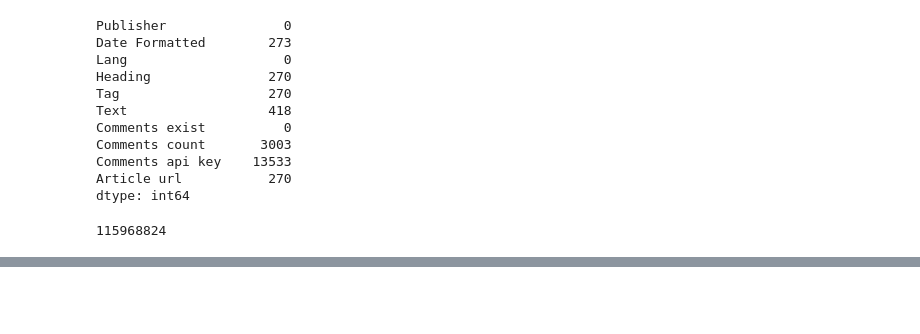
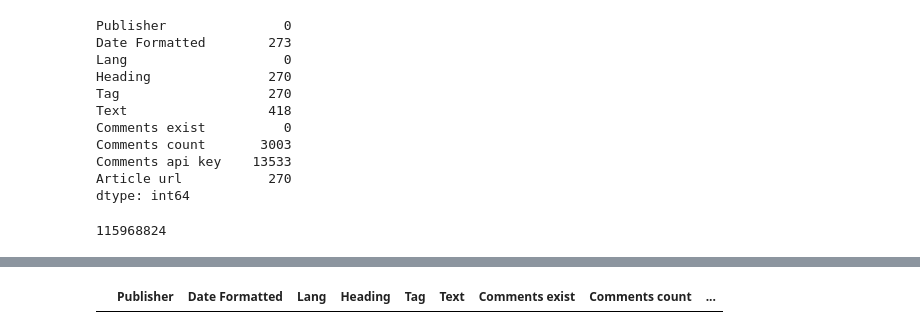
Before and after one commit to inhaltone/132DOW, a Jupyter notebook: notebooks/dataOptAnalysis.ipynb, the cells around one changed output, grey strips where cells are left out. Drawn from its saved outputs; the diff is of its cells as text; code cells hidden in the pictures; blank space fills up the shorter version.

```diff
--- a/notebooks/dataOptAnalysis.ipynb
+++ b/notebooks/dataOptAnalysis.ipynb
@@ -58,6 +58,20 @@ war_df['Comments count'] = war_df['Comments count'].fillna(0).astype('int32')
 war_df['Heading'] = war_df['Heading'].astype('string')
 # %%
 war_df['Text'] = war_df['Text'].astype('string')
+# %%
+# remove url from text if present
+import re
+def removeURL(string: str) -> str:
+    try:
+        clean = re.sub('http://\S+|https://\S+', '', string)
+    except:
+        clean = ''
+    finally:
+        return clean
+
+
+# Create new col based on comment counts
+war_df['Text'] = war_df['Text'].apply(removeURL)
 # %%
 from enum import Enum
 
@@ -120,6 +134,10 @@ war_df[war_df['Heading'].str.contains("D-Day", case=False)]
 # %%
 # convert 'Date Formatted' as datetime pandas type
 war_df['Date Formatted'] = pd.to_datetime(war_df['Date Formatted'], format="%d-%m-%Y")
+# %%
+war_df['Year'] = pd.DatetimeIndex(war_df['Date Formatted']).year
+war_df['Month'] = pd.DatetimeIndex(war_df['Date Formatted']).month
+war_df['Day'] = pd.DatetimeIndex(war_df['Date Formatted']).day
 # %%
 war_df.memory_usage(deep=True).sum()
 # %% [output]
@@ -151,3 +208,7 @@ war_df.head()
 | 2 | ΚΑΘΗΜΕΡΙΝΗ | 2022-07-05 | el | Πρόβλεψη για αύξηση του εμπορίου ... | ΔΙΕΘΝΗΣ ΟΙΚΟΝΟΜΙΑ | Ο εμπορικός τζίρος μεταξύ Τουρκία... | False | 0 | ... |
 | 3 | ΚΑΘΗΜΕΡΙΝΗ | 2022-07-05 | el | Σακελλαροπούλου σε Ζελένσκι: Είμα... | ΠΟΛΙΤΙΚΗ | «Το απαραβίαστο των συνόρων είναι... | False | 0 | ... |
 | 4 | ΚΑΘΗΜΕΡΙΝΗ | 2022-07-05 | el | Ουκρανία: Το ρωσοκρατούμενο πυρην... | ΚΟΣΜΟΣ | Ο μεγαλύτερος πυρηνικός σταθμός τ... | False | 0 | ... |
+# %%
+war_df[war_df['Text'].str.contains('http')]
+# %% [output]
+|  | Publisher | Date Formatted | Lang | Heading | Tag | Text | Comments exist | Comments count | ... |
```
Also changed, not shown: parts of 6 cells of this notebook, 4 other files.
